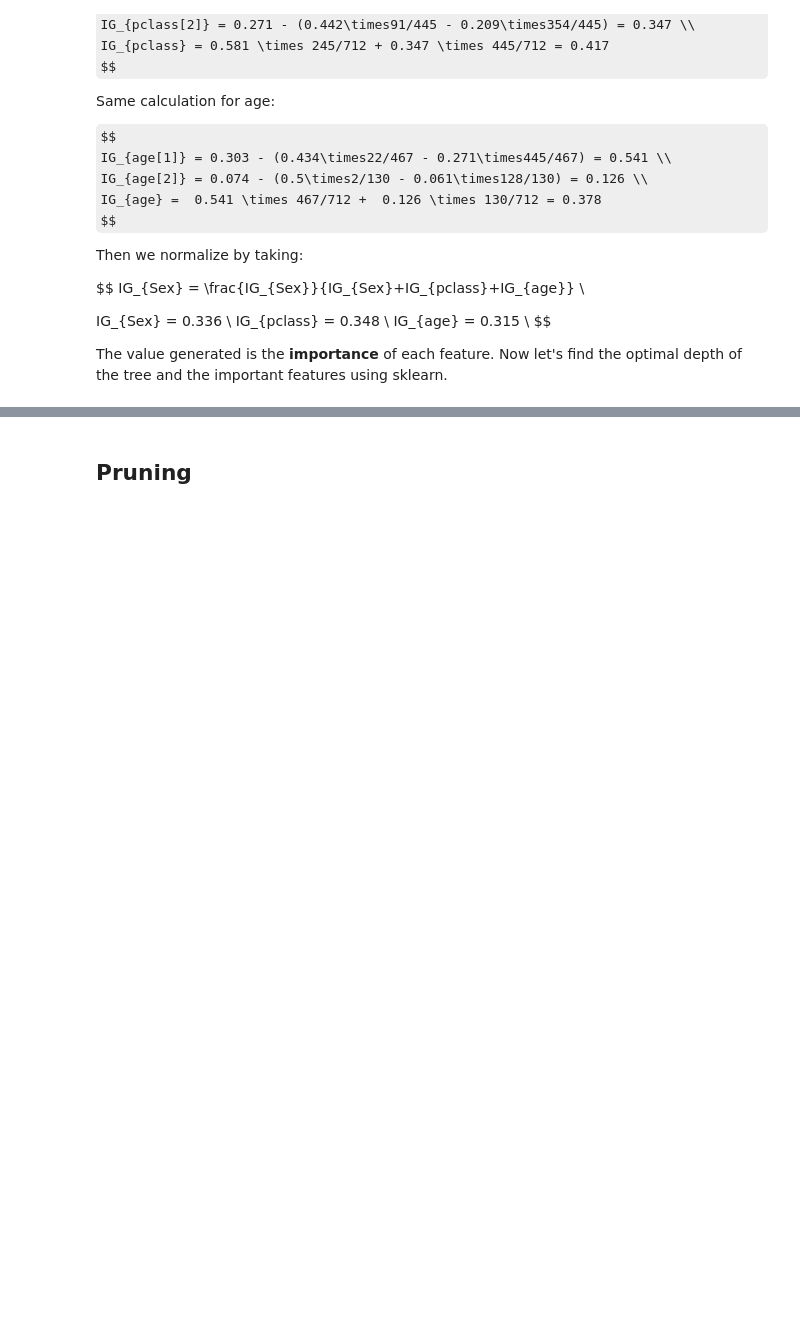
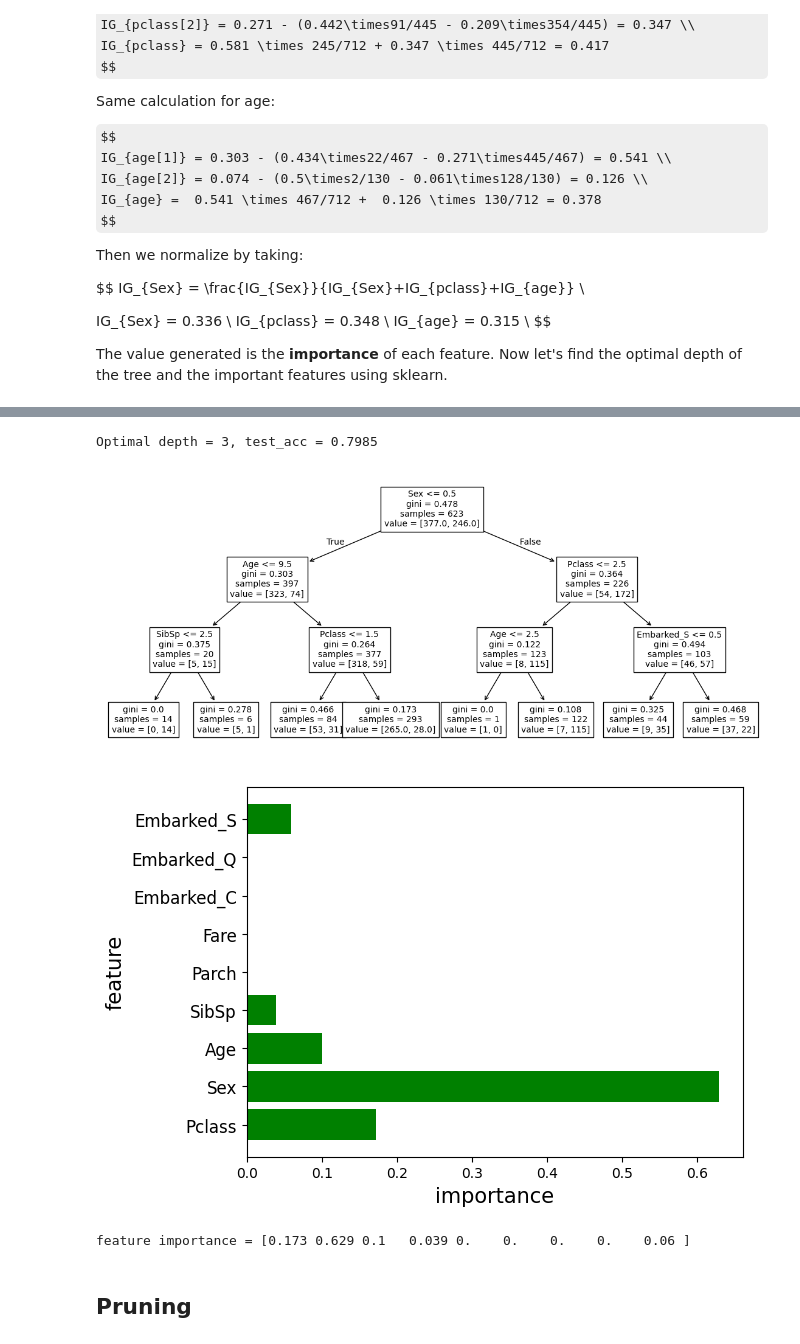
Before and after one commit to minyunnn/MY-DAC-Curriculum, a Jupyter notebook: DAC-006_Machine_Learning/DAC-006-Intro_to_ML_Session_2_Student.ipynb, the cells around one changed output, grey strips where cells are left out. Saved outputs shown, nothing was run; the diff lists cells and outputs as text; code cells hidden in the pictures; some formulas as TeX source; blank space fills up the shorter version.

```diff
--- a/DAC-006_Machine_Learning/DAC-006-Intro_to_ML_Session_2_Student.ipynb
+++ b/DAC-006_Machine_Learning/DAC-006-Intro_to_ML_Session_2_Student.ipynb
@@ -207,32 +241,37 @@ The value generated is the **importance** of each feature. Now let's find the op
 # %%
 # I set max_step=3 as a constant value for tree visualization.
-# model = DecisionTreeClassifier(max_depth=3)
-# model.fit(x_train, y_train)
+model = DecisionTreeClassifier(max_depth=3)
+model.fit(x_train, y_train)
 
-# # Use test data to evaluate final performance.
-# y_pred = model.predict(x_test)
-# test_acc = (y_pred == y_test).mean()
-# print('Optimal depth = {}, test_acc = {:.4f}'.format(opt_depth, test_acc))
+# Use test data to evaluate final performance.
+y_pred = model.predict(x_test)
+test_acc = (y_pred == y_test).mean()
+print('Optimal depth = {}, test_acc = {:.4f}'.format(opt_depth, test_acc))
 
-# # Visualize the tree
-# # plt.figure(figsize=(20,10))
-# feat_names = x.columns.tolist()
-# plt.figure(figsize=(14,6))
-# tree.plot_tree(model, feature_names = feat_names, fontsize=10)
-# plt.show()
+# Visualize the tree
+# plt.figure(figsize=(20,10))
+feat_names = x.columns.tolist()
+plt.figure(figsize=(14,6))
+tree.plot_tree(model, feature_names = feat_names, fontsize=10)
+plt.show()
 
-# # Analyze the importance of features.
-# feature_importance = model.feature_importances_
-# n_feature = x_train.shape[1]
-# idx = np.arange(n_feature)
+# Analyze the importance of features.
+feature_importance = model.feature_importances_
+n_feature = x_train.shape[1]
+idx = np.arange(n_feature)
 
-# plt.barh(idx, feature_importance, align='center', color='green')
-# plt.yticks(idx, feat_names, size=12)
-# plt.xlabel('importance', size=15)
-# plt.ylabel('feature', size=15)
-# plt.show()
+plt.barh(idx, feature_importance, align='center', color='green')
+plt.yticks(idx, feat_names, size=12)
+plt.xlabel('importance', size=15)
+plt.ylabel('feature', size=15)
+plt.show()
 
-# print('feature importance = {}'.format(feature_importance.round(3)))
+print('feature importance = {}'.format(feature_importance.round(3)))
+# %% [output]
+Optimal depth = 3, test_acc = 0.7985
+[figure, added]
+[figure, added]
+feature importance = [0.173 0.629 0.1   0.039 0.    0.    0.    0.    0.06 ]
 # %% [markdown]
 ## Pruning
 # %% [markdown]
```
Also changed, not shown: parts of 10 cells of this notebook.
